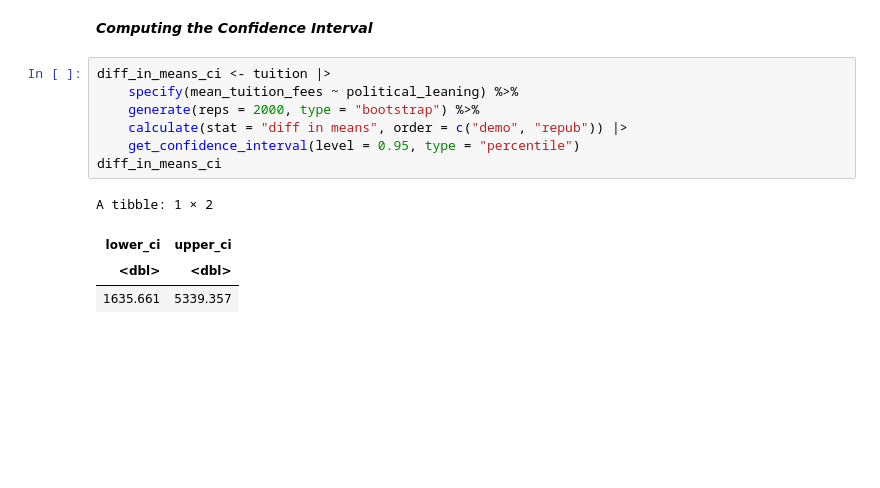
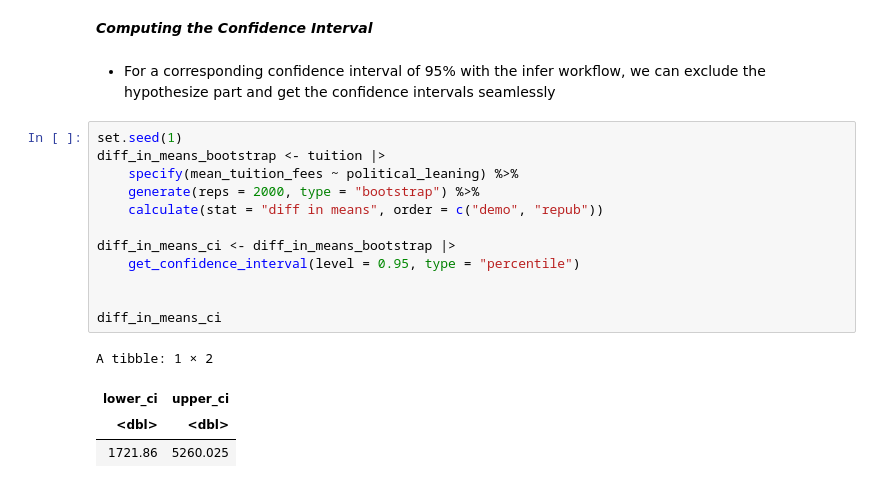
Before and after one commit to Jitao-Z/Difference_between_the_average_tuition_cost_in_Republican_and_Democrat_states, a Jupyter notebook: Final_report.ipynb, the cells around one changed output. Saved outputs shown, nothing was run; the diff lists cells and outputs as text; blank space fills up the shorter version.

```diff
--- a/Final_report.ipynb
+++ b/Final_report.ipynb
@@ -327,14 +321,21 @@ A tibble: 1 × 1
 # %% [markdown]
 ___Computing the Confidence Interval___
+# %% [markdown]
+- For a corresponding confidence interval of 95% with the infer workflow, we can exclude the hypothesize part and get the confidence intervals seamlessly
 # %%
-diff_in_means_ci <- tuition |>
+set.seed(1)
+diff_in_means_bootstrap <- tuition |>
     specify(mean_tuition_fees ~ political_leaning) %>%
     generate(reps = 2000, type = "bootstrap") %>%
-    calculate(stat = "diff in means", order = c("demo", "repub")) |>
+    calculate(stat = "diff in means", order = c("demo", "repub"))
+
+diff_in_means_ci <- diff_in_means_bootstrap |>
     get_confidence_interval(level = 0.95, type = "percentile")
+
+
 diff_in_means_ci
 # %% [output]
 A tibble: 1 × 2
 | lower_ci | upper_ci |
 | <dbl> | <dbl> |
-| 1635.661 | 5339.357 |
+| 1721.86 | 5260.025 |
```
Also changed, not shown: parts of 21 cells of this notebook.
